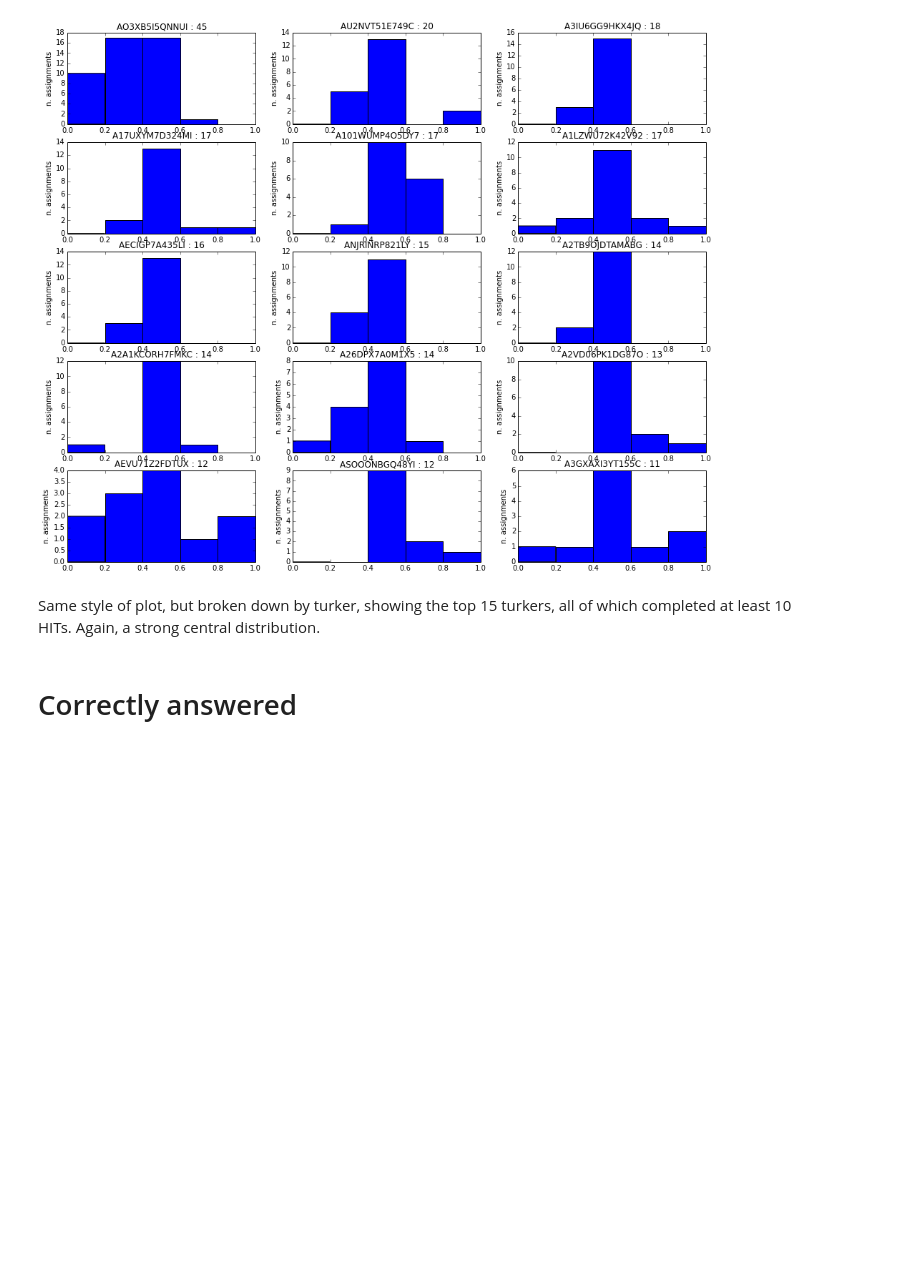
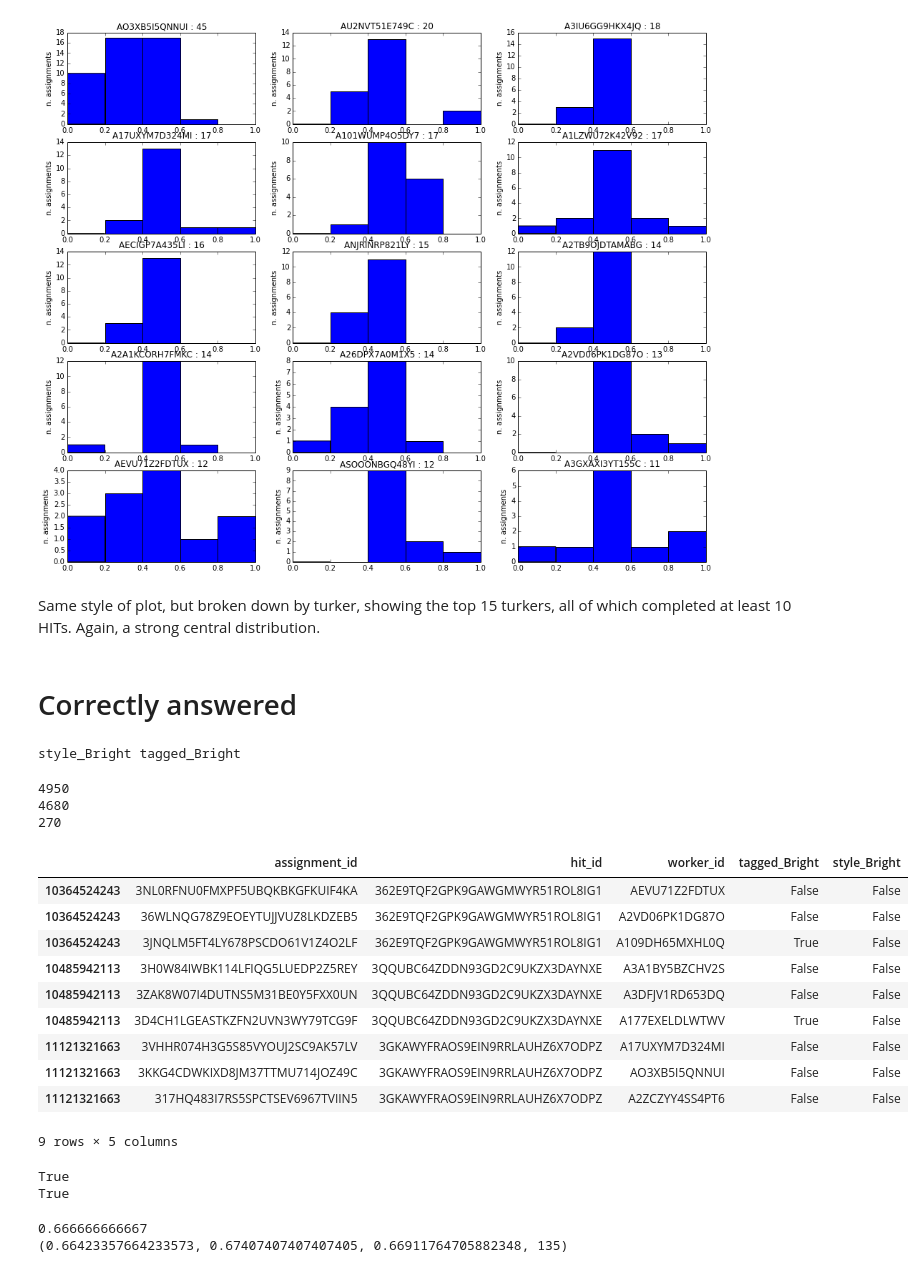
Before and after one commit to matttrent/vislab, a Jupyter notebook: notebooks/mturk_analyze_results.ipynb, the cells around one changed output. Cells and saved outputs as stored; diff of their text form; code cells hidden in the pictures; blank space fills up the shorter version.

```diff
--- a/notebooks/mturk_analyze_results.ipynb
+++ b/notebooks/mturk_analyze_results.ipynb
@@ -44,5 +48,5 @@ result_df.head()
 # %%
-style_cols = [name for name in result_df.columns.tolist() if 'style' in name]
+style_cols = [name for name in result_df.columns if 'style' in name]
 style_cols.remove( 'style_Bokeh' )
 style_cols.remove( 'style_Texture' )
 print style_cols
@@ -284,0 +291,36 @@ Same style of plot, but broken down by turker, showing the top 15 turkers, all o
+# %%
+sn = style_cols[0]
+tn = 'tagged_' + sn[6:]
+print sn, tn
+# %% [output]
+style_Bright tagged_Bright
+# %%
+print len( result_df )
+print len( result_df[ result_df['tagged_Bright'].isnull() ] )
+print len( result_df ) - len( result_df[ result_df['tagged_Bright'].isnull() ] )
+# %% [output]
+4950
+4680
+270
+# %%
+tag_df.head(9)[ [ 'assignment_id', 'hit_id', 'worker_id', tn, sn ] ]
+# %% [output]
+|  | assignment_id | hit_id | worker_id | tagged_Bright | style_Bright |
+| 10364524243 | 3NL0RFNU0FMXPF5UBQKBKGFKUIF4KA | 362E9TQF2GPK9GAWGMWYR51ROL8IG1 | AEVU71Z2FDTUX | False | False |
+| 10364524243 | 36WLNQG78Z9EOEYTUJJVUZ8LKDZEB5 | 362E9TQF2GPK9GAWGMWYR51ROL8IG1 | A2VD06PK1DG87O | False | False |
+| 10364524243 | 3JNQLM5FT4LY678PSCDO61V1Z4O2LF | 362E9TQF2GPK9GAWGMWYR51ROL8IG1 | A109DH65MXHL0Q | True | False |
+| 10485942113 | 3H0W84IWBK114LFIQG5LUEDP2Z5REY | 3QQUBC64ZDDN93GD2C9UKZX3DAYNXE | A3A1BY5BZCHV2S | False | False |
+| 10485942113 | 3ZAK8W07I4DUTNS5M31BE0Y5FXX0UN | 3QQUBC64ZDDN93GD2C9UKZX3DAYNXE | A3DFJV1RD653DQ | False | False |
+| 10485942113 | 3D4CH1LGEASTKZFN2UVN3WY79TCG9F | 3QQUBC64ZDDN93GD2C9UKZX3DAYNXE | A177EXELDLWTWV | True | False |
+| 11121321663 | 3VHHR074H3G5S85VYOUJ2SC9AK57LV | 3GKAWYFRAOS9EIN9RRLAUHZ6X7ODPZ | A17UXYM7D324MI | False | False |
+| 11121321663 | 3KKG4CDWKIXD8JM37TTMU714JOZ49C | 3GKAWYFRAOS9EIN9RRLAUHZ6X7ODPZ | AO3XB5I5QNNUI | False | False |
+| 11121321663 | 317HQ483I7RS5SPCTSEV6967TVIIN5 | 3GKAWYFRAOS9EIN9RRLAUHZ6X7ODPZ | A2ZCZYY4SS4PT6 | False | False |
+9 rows × 5 columns
+# %%
+pred_list = tag_df[tn].astype(int)
+truth_list = tag_df[sn].astype(int)
+print len( pred_list ) == len( truth_list )
+print array( [ p == t for p,t in zip( pred_list.index, truth_list.index )] ).all()
+# %% [output]
+True
+True
@@ -284,0 +329,6 @@ Same style of plot, but broken down by turker, showing the top 15 turkers, all o
+# %%
+print sklearn.metrics.accuracy_score( truth_list, pred_list )
+print sklearn.metrics.precision_recall_fscore_support( truth_list, pred_list, pos_label=1, average='micro' )
+# %% [output]
+0.666666666667
+(0.66423357664233573, 0.67407407407407405, 0.66911764705882348, 135)
```
Also changed, not shown: parts of 8 cells of this notebook, 1 other file.
